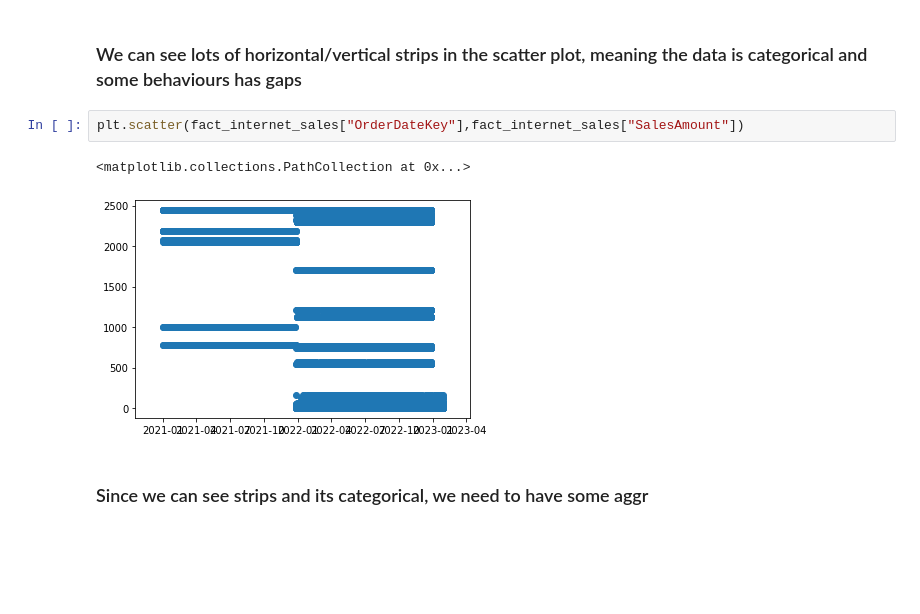
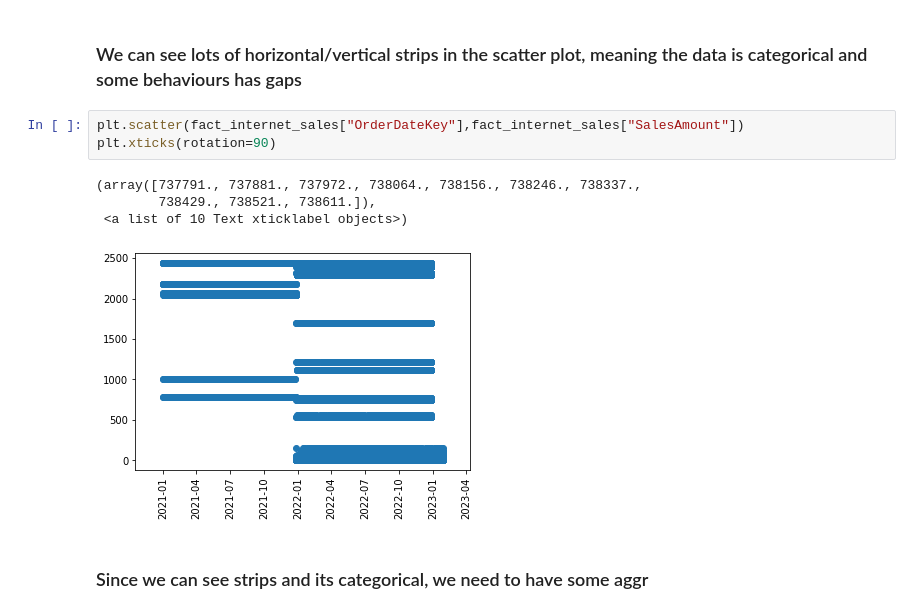
Before and after one commit to Astrasv/Business_Analytics, a Jupyter notebook: EDAs/InternetSales Analysis.ipynb, the cells around one changed output. Cells and saved outputs as stored; diff of their text form; blank space fills up the shorter version.

```diff
--- a/EDAs/InternetSales Analysis.ipynb
+++ b/EDAs/InternetSales Analysis.ipynb
@@ -225,9 +231,12 @@ sns.pairplot(fact_internet_sales)
 ### We can see lots of horizontal/vertical strips in the scatter plot, meaning the data is categorical and some behaviours has gaps
 # %%
 plt.scatter(fact_internet_sales["OrderDateKey"],fact_internet_sales["SalesAmount"])
+plt.xticks(rotation=90)
 # %% [output]
-<matplotlib.collections.PathCollection at 0x...>
+(array([737791., 737881., 737972., 738064., 738156., 738246., 738337.,
+        738429., 738521., 738611.]),
+ <a list of 10 Text xticklabel objects>)
-[figure, old version]
+[figure, new version]
 # %% [markdown]
 ### Since we can see strips and its categorical, we need to have some aggr
 # %%
```
Also changed, not shown: parts of 8 cells of this notebook.
